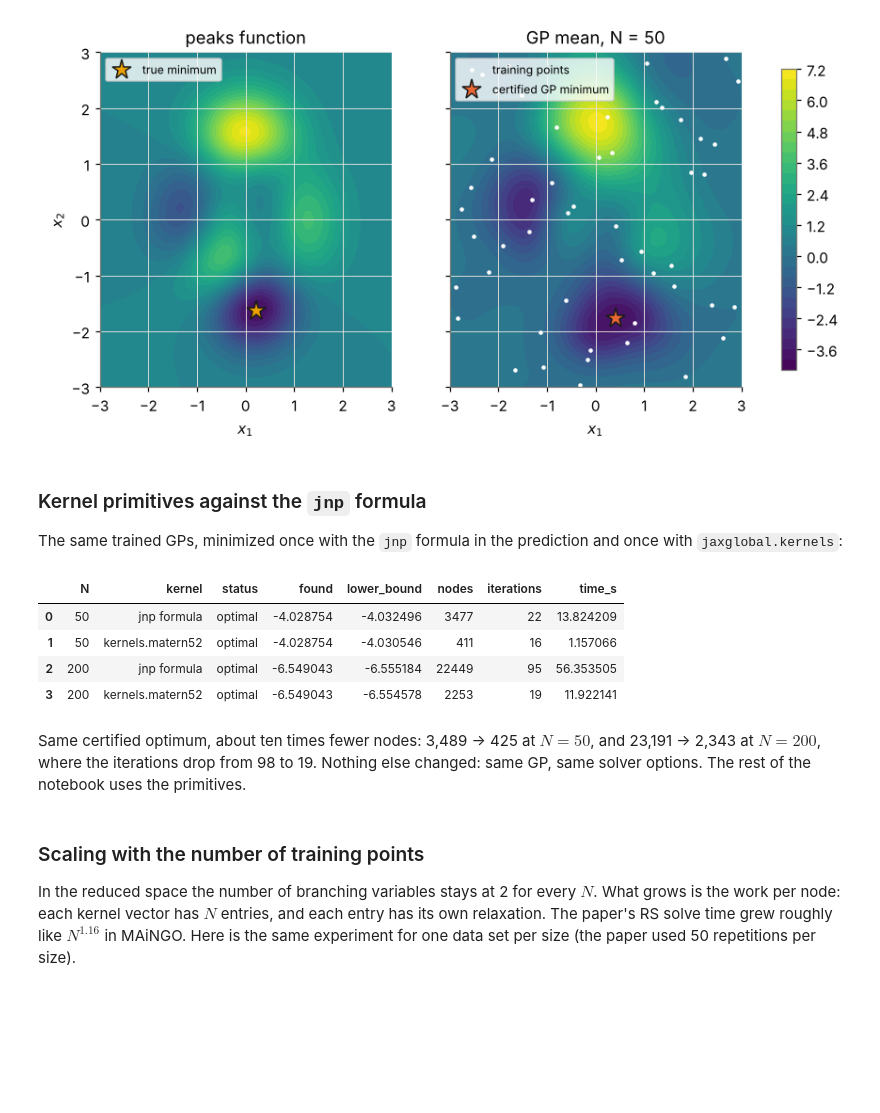
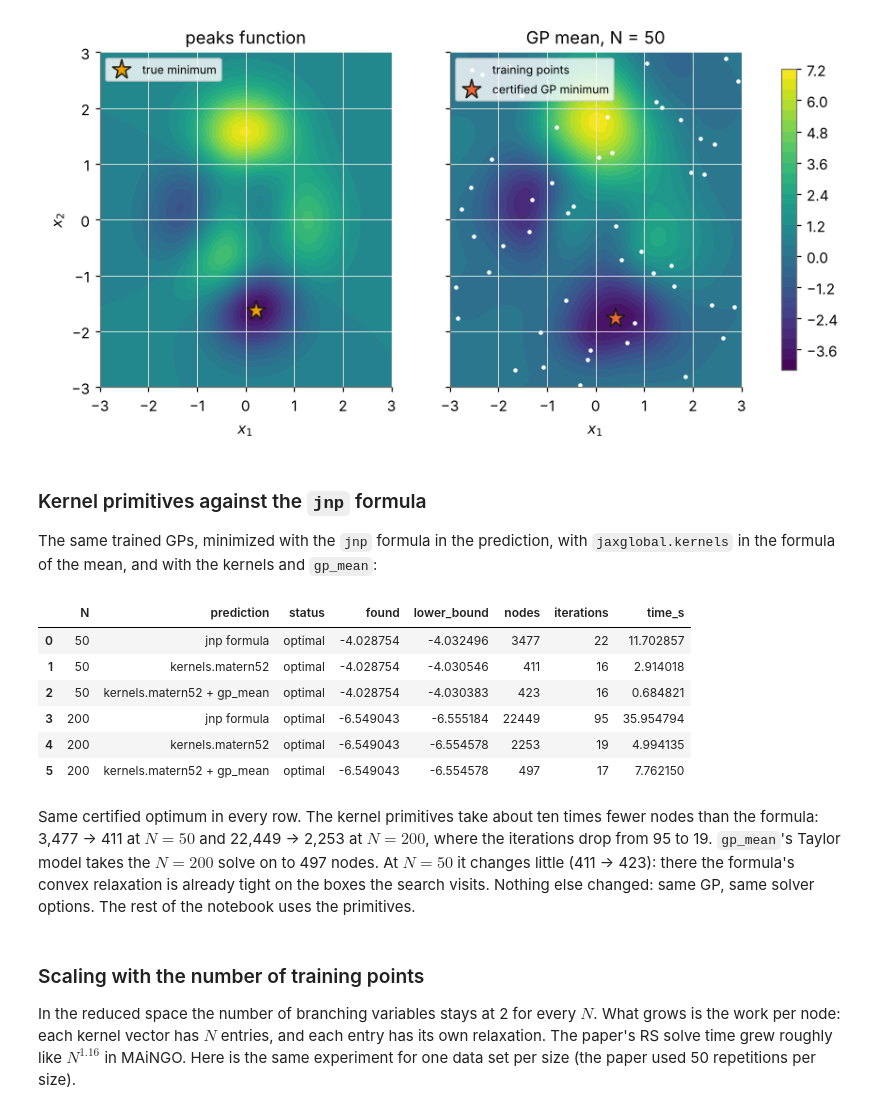
Before and after one commit to jkitchin/jax-go, a Jupyter notebook: notebooks/06-gaussian-processes.ipynb, the cells around one changed output. Cells and saved outputs as stored; diff of their text form; code cells hidden in the pictures; blank space fills up the shorter version.

```diff
--- a/notebooks/06-gaussian-processes.ipynb
+++ b/notebooks/06-gaussian-processes.ipynb
@@ -118,7 +137,7 @@ KERNELS = kernels.KERNELS  # the same four functions of d, as primitives
 class GP:
     """Exact GP regression with a Matérn/SE kernel, fitted by maximum marginal likelihood."""
 
-    def __init__(self, X, y, lo, hi, kernel="matern52", noise=(1e-6, 1e-2), seed=0, primitive=True):
+    def __init__(self, X, y, lo, hi, kernel="matern52", noise=(1e-6, 1e-2), seed=0, primitive=True, mean_primitive=True):
         self.lo, self.hi = np.asarray(lo, float), np.asarray(hi, float)
         self.k = PLAIN[kernel]  # training
         Xs = self.scale(np.asarray(X, float))
@@ -152,7 +171,7 @@ class GP:
         self.lam, self.sf2, self.sn2 = np.exp(th[:dim]), float(np.exp(th[dim])), float(np.exp(th[dim + 1]))
         self.Xs, self.alpha, self.Kinv = Xs, np.linalg.solve(Kx, yt), np.linalg.inv(Kx)
         self.k = KERNELS[kernel] if primitive else PLAIN[kernel]  # prediction: what jaxglobal relaxes
-        self.kernel, self.primitive = kernel, primitive
+        self.kernel, self.primitive, self.mean_primitive = kernel, primitive, primitive and mean_primitive
 
     def scale(self, x):
         return 2 * (x - self.lo) / (self.hi - self.lo) - 1
@@ -162,6 +181,8 @@ class GP:
         return self.sf2 * self.k(d)
 
     def mean(self, x):
+        if self.mean_primitive:  # same value; relaxed with a Taylor model as well (see above)
+            return self.ym + self.ys * gp_mean(self.scale(x), self.Xs, self.lam, self.alpha, self.sf2, kernel=self.kernel)
         return self.ym + self.ys * self.kvec(x) @ self.alpha
 
     def std(self, x):
@@ -247,29 +268,37 @@ plt.show()
 # %% [markdown]
 ### Kernel primitives against the `jnp` formula
 
-The same trained GPs, minimized once with the `jnp` formula in the
-prediction and once with `jaxglobal.kernels`:
+The same trained GPs, minimized with the `jnp` formula in the prediction,
+with `jaxglobal.kernels` in the formula of the mean, and with the kernels
+and `gp_mean`:
 # %%
 rows = []
 for n in (50, 200):
     X = lhs(n)
-    for prim in (False, True):
-        gpc = GP(X, peaks(X), LO, HI, primitive=prim)
+    for label, prim, mprim in (("jnp formula", False, False), ("kernels.matern52", True, False),
+                               ("kernels.matern52 + gp_mean", True, True)):
+        gpc = GP(X, peaks(X), LO, HI, primitive=prim, mean_primitive=mprim)
         r, t = solve(gpc.mean, LO, HI)
-        rows.append(dict(N=n, kernel="kernels.matern52" if prim else "jnp formula", status=r.status, found=r.fun,
+        rows.append(dict(N=n, prediction=label, status=r.status, found=r.fun,
                          lower_bound=r.lower_bound, nodes=r.nodes, iterations=r.iterations, time_s=t))
 pd.DataFrame(rows)
 # %% [output]
-|  | N | kernel | status | found | lower_bound | nodes | iterations | time_s |
-| 0 | 50 | jnp formula | optimal | -4.028754 | -4.032496 | 3477 | 22 | 13.824209 |
-| 1 | 50 | kernels.matern52 | optimal | -4.028754 | -4.030546 | 411 | 16 | 1.157066 |
-| 2 | 200 | jnp formula | optimal | -6.549043 | -6.555184 | 22449 | 95 | 56.353505 |
-| 3 | 200 | kernels.matern52 | optimal | -6.549043 | -6.554578 | 2253 | 19 | 11.922141 |
+|  | N | prediction | status | found | lower_bound | nodes | iterations | time_s |
+| 0 | 50 | jnp formula | optimal | -4.028754 | -4.032496 | 3477 | 22 | 11.702857 |
+| 1 | 50 | kernels.matern52 | optimal | -4.028754 | -4.030546 | 411 | 16 | 2.914018 |
+| 2 | 50 | kernels.matern52 + gp_mean | optimal | -4.028754 | -4.030383 | 423 | 16 | 0.684821 |
+| 3 | 200 | jnp formula | optimal | -6.549043 | -6.555184 | 22449 | 95 | 35.954794 |
+| 4 | 200 | kernels.matern52 | optimal | -6.549043 | -6.554578 | 2253 | 19 | 4.994135 |
+| 5 | 200 | kernels.matern52 + gp_mean | optimal | -6.549043 | -6.554578 | 497 | 17 | 7.762150 |
 # %% [markdown]
-Same certified optimum, about ten times fewer nodes: 3,489 → 425 at
-$N = 50$, and 23,191 → 2,343 at $N = 200$, where the iterations drop from 98
-to 19. Nothing else changed: same GP, same solver options. The rest of the
-notebook uses the primitives.
+Same certified optimum in every row. The kernel primitives take about ten
+times fewer nodes than the formula: 3,477 → 411 at $N = 50$ and
+22,449 → 2,253 at $N = 200$, where the iterations drop from 95 to 19.
+`gp_mean`'s Taylor model takes the $N = 200$ solve on to 497 nodes. At
+$N = 50$ it changes little (411 → 423): there the formula's convex
+relaxation is already tight on the boxes the search visits. Nothing else
+changed: same GP, same solver options. The rest of the notebook uses the
+primitives.
 # %% [markdown]
 ### Scaling with the number of training points
 
```
Also changed, not shown: parts of 17 cells of this notebook, 5 other files.
